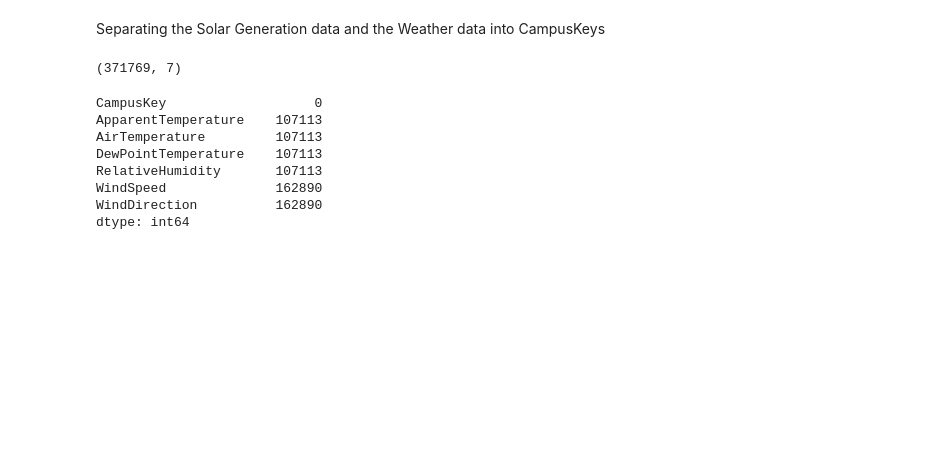
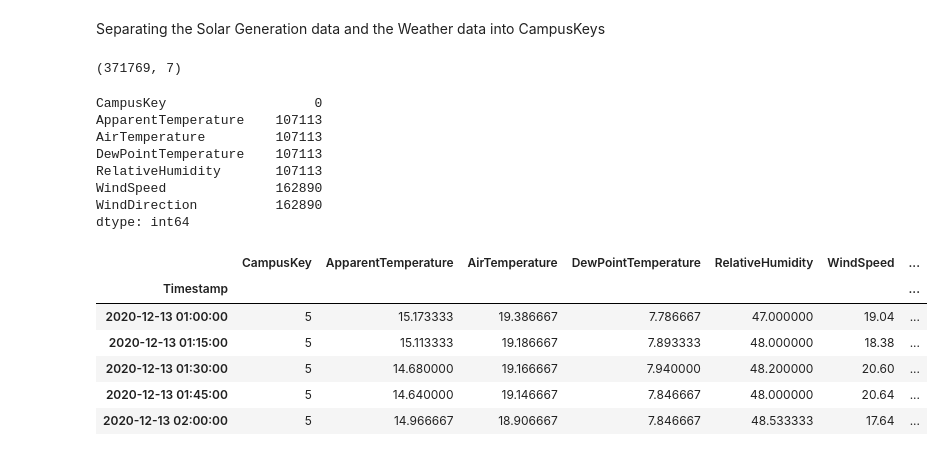
Before and after one commit to jeff-shakes/Solar-Generation-Prediction, a Jupyter notebook: code/01 - Cleaning.ipynb, the cells around one changed output. Saved outputs shown, nothing was run; the diff lists cells and outputs as text; code cells hidden in the pictures; blank space fills up the shorter version.

```diff
--- a/code/01 - Cleaning.ipynb
+++ b/code/01 - Cleaning.ipynb
@@ -87,6 +85,16 @@ campus2 = weather[weather['CampusKey'] == 2]
 campus3 = weather[weather['CampusKey'] == 3]
 campus4 = weather[weather['CampusKey'] == 4]
 campus5 = weather[weather['CampusKey'] == 5]
+# %%
+campus5.head()
+# %% [output]
+|  | CampusKey | ApparentTemperature | AirTemperature | DewPointTemperature | RelativeHumidity | WindSpeed | ... |
+| Timestamp |  |  |  |  |  |  | ... |
+| 2020-12-13 01:00:00 | 5 | 15.173333 | 19.386667 | 7.786667 | 47.000000 | 19.04 | ... |
+| 2020-12-13 01:15:00 | 5 | 15.113333 | 19.186667 | 7.893333 | 48.000000 | 18.38 | ... |
+| 2020-12-13 01:30:00 | 5 | 14.680000 | 19.166667 | 7.940000 | 48.200000 | 20.60 | ... |
+| 2020-12-13 01:45:00 | 5 | 14.640000 | 19.146667 | 7.846667 | 48.000000 | 20.64 | ... |
+| 2020-12-13 02:00:00 | 5 | 14.966667 | 18.906667 | 7.846667 | 48.533333 | 17.64 | ... |
 # %%
 camp1.shape, campus1.shape
 # %% [output]
```
Also changed, not shown: parts of 2 cells of this notebook, 6 other files.
